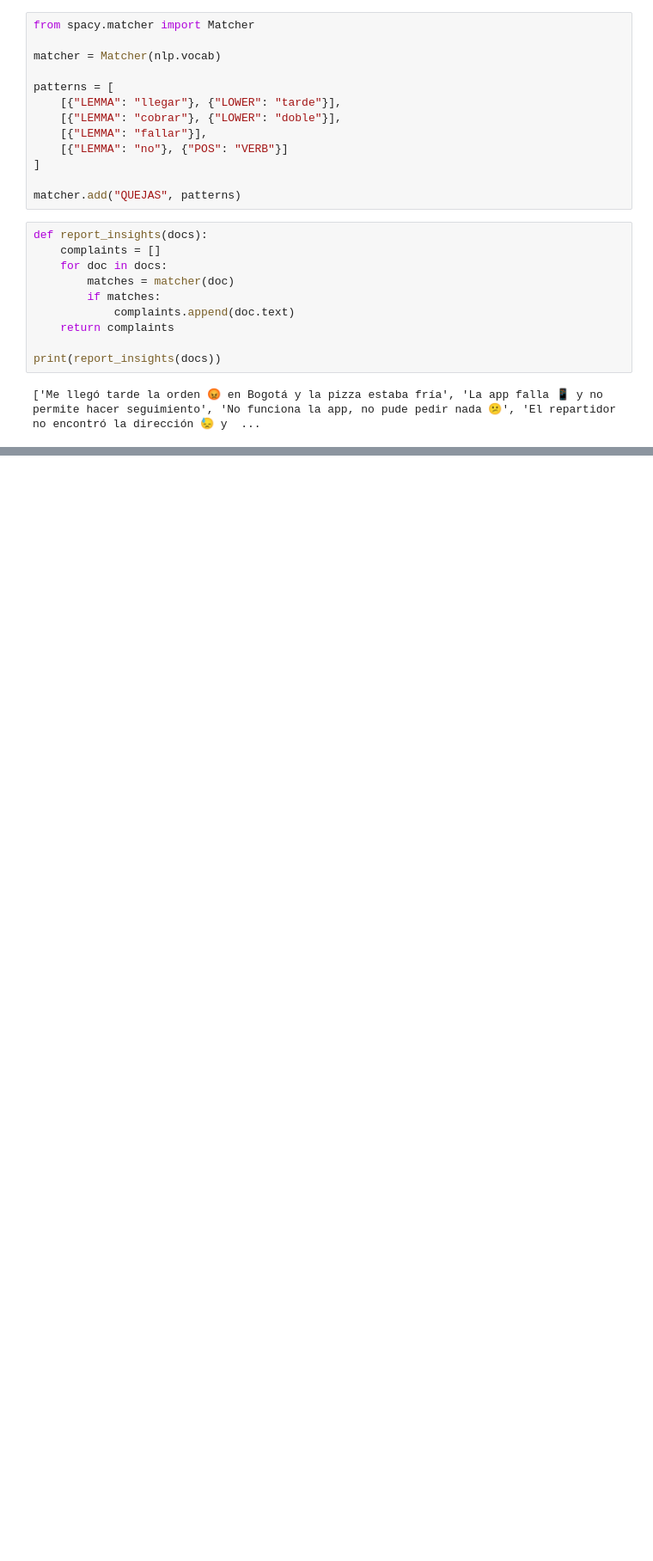
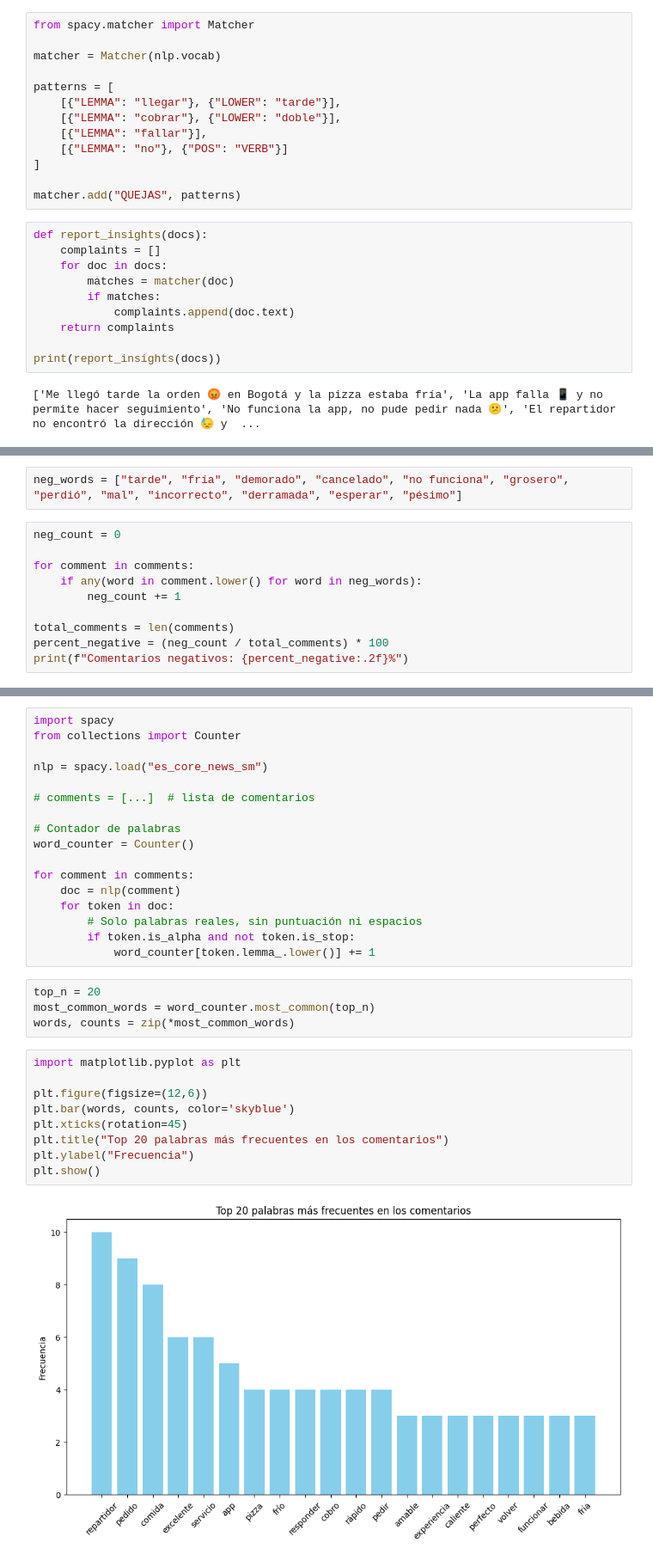
Before and after one commit to sebastianb92/nlp-labs, a Jupyter notebook: Session1/1-Spacy-Basics.ipynb, the cells around one changed output, grey strips where cells are left out. Shown at 86% size. Drawn from its saved outputs; the diff is of its cells as text; blank space fills up the shorter version.

```diff
--- a/Session1/1-Spacy-Basics.ipynb
+++ b/Session1/1-Spacy-Basics.ipynb
@@ -198,0 +271,12 @@ print(report_insights(docs))
+# %%
+neg_words = ["tarde", "fría", "demorado", "cancelado", "no funciona", "grosero", "perdió", "mal", "incorrecto", "derramada", "esperar", "pésimo"]
+# %%
+neg_count = 0
+
+for comment in comments:
+    if any(word in comment.lower() for word in neg_words):
+        neg_count += 1
+
+total_comments = len(comments)
+percent_negative = (neg_count / total_comments) * 100
+print(f"Comentarios negativos: {percent_negative:.2f}%")
@@ -198,0 +285,32 @@ print(report_insights(docs))
+# %%
+import spacy
+from collections import Counter
+
+nlp = spacy.load("es_core_news_sm")
+
+# comments = [...]  # lista de comentarios
+
+# Contador de palabras
+word_counter = Counter()
+
+for comment in comments:
+    doc = nlp(comment)
+    for token in doc:
+        # Solo palabras reales, sin puntuación ni espacios
+        if token.is_alpha and not token.is_stop:
+            word_counter[token.lemma_.lower()] += 1
+# %%
+top_n = 20
+most_common_words = word_counter.most_common(top_n)
+words, counts = zip(*most_common_words)
+# %%
+import matplotlib.pyplot as plt
+
+plt.figure(figsize=(12,6))
+plt.bar(words, counts, color='skyblue')
+plt.xticks(rotation=45)
+plt.title("Top 20 palabras más frecuentes en los comentarios")
+plt.ylabel("Frecuencia")
+plt.show()
+# %% [output]
+[figure, added]
```
Also changed, not shown: parts of 29 cells of this notebook.
